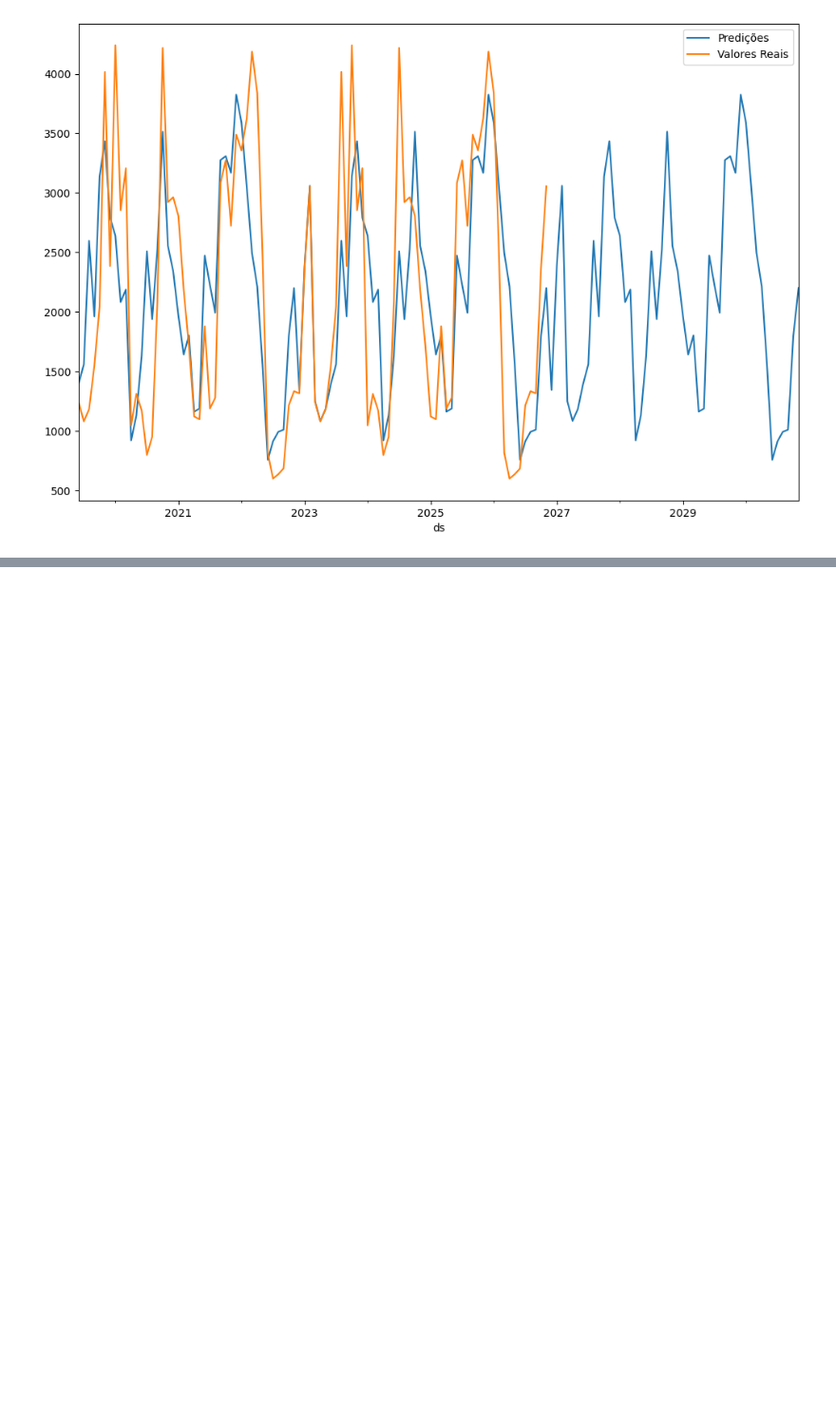
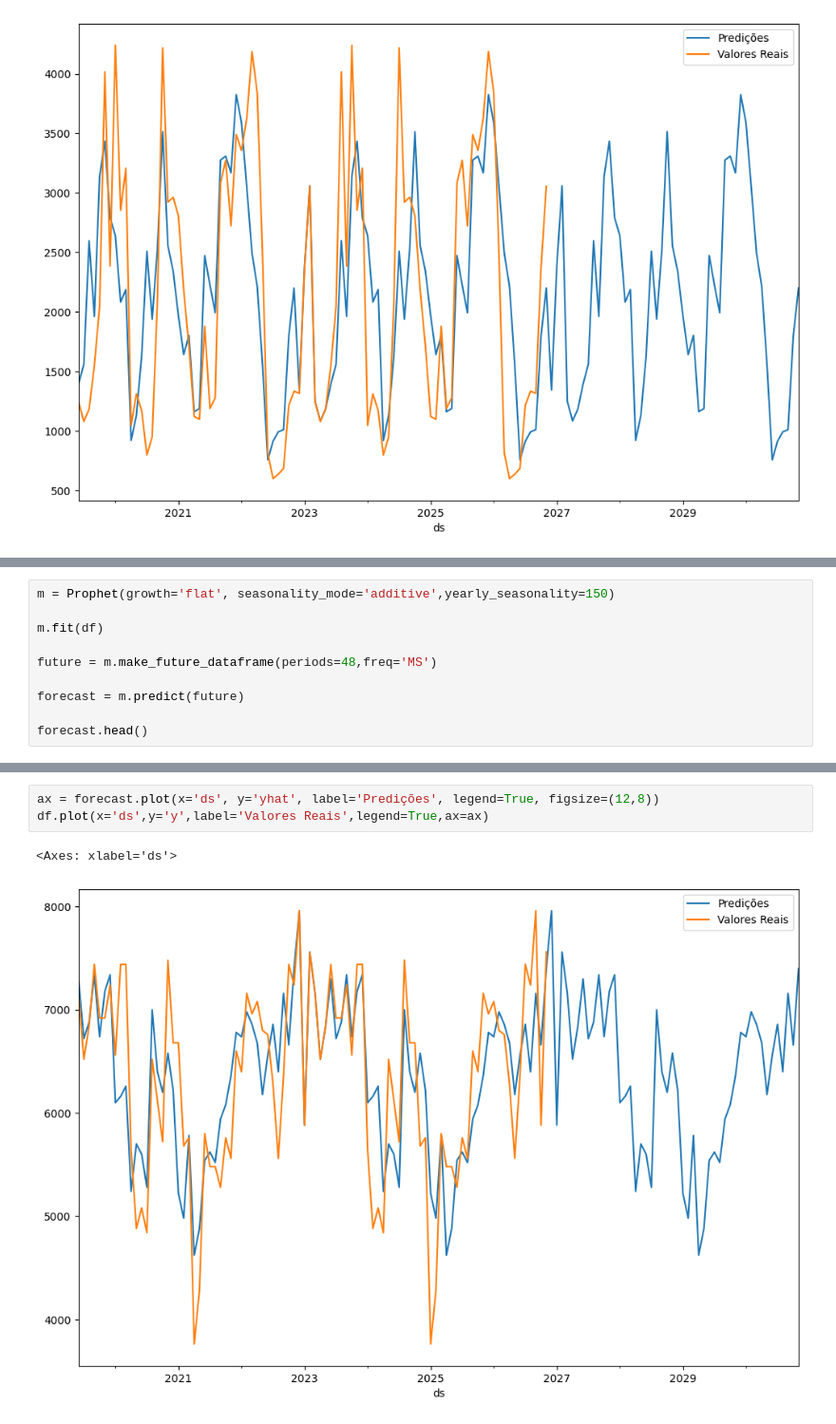
Before and after one commit to enriqTS/IC-Gasto-Fotovoltaico, a Jupyter notebook: prophet_augment.ipynb, the cells around one changed output, grey strips where cells are left out. Shown: that part at 95% size. Saved outputs shown, nothing was run; the diff lists cells and outputs as text; blank space fills up the shorter version.

```diff
--- a/prophet_augment.ipynb
+++ b/prophet_augment.ipynb
@@ -237,0 +266,10 @@ df.plot(x='ds',y='y',label='Valores Reais',legend=True,ax=ax)
+# %%
+m = Prophet(growth='flat', seasonality_mode='additive',yearly_seasonality=150)
+
+m.fit(df)
+
+future = m.make_future_dataframe(periods=48,freq='MS')
+
+forecast = m.predict(future)
+
+forecast.head()
@@ -237,0 +285,6 @@ df.plot(x='ds',y='y',label='Valores Reais',legend=True,ax=ax)
+# %%
+ax = forecast.plot(x='ds', y='yhat', label='Predições', legend=True, figsize=(12,8))
+df.plot(x='ds',y='y',label='Valores Reais',legend=True,ax=ax)
+# %% [output]
+<Axes: xlabel='ds'>
+[figure, added]
```
Also changed, not shown: parts of 8 cells of this notebook, 1 other file.
